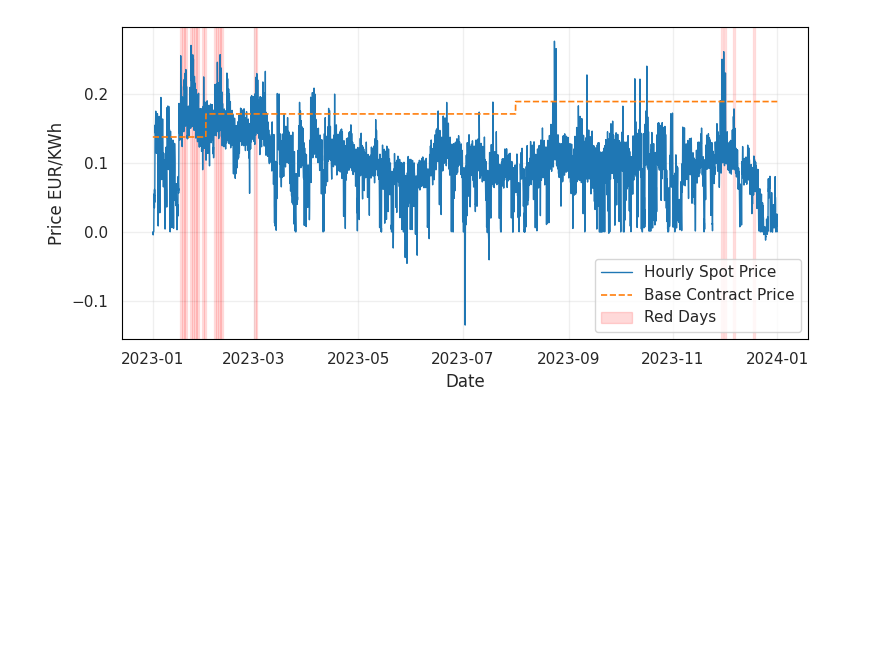
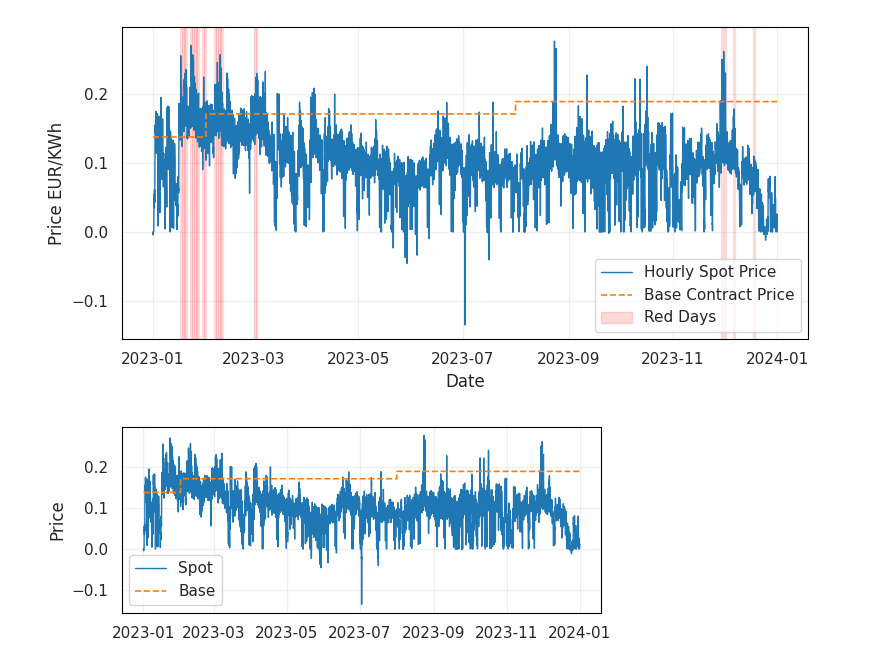
Before and after one commit to sylvaingchassang/generous_dynamic_contracting, a Jupyter notebook: gdc/tempo/notebooks/tempo_days_prices.ipynb, the cells around one changed output. Cells and saved outputs as stored; diff of their text form; code cells hidden in the pictures; blank space fills up the shorter version.

```diff
--- a/gdc/tempo/notebooks/tempo_days_prices.ipynb
+++ b/gdc/tempo/notebooks/tempo_days_prices.ipynb
@@ -105,3 +105,26 @@ ax.grid(True, alpha=0.3)
 save_fig('spot_base_tempo.pdf')
 # %% [output]
 [figure]
+# %%
+fig, ax = plt.subplots(figsize=(6,2.5))
+
+line1, = ax.plot(df_hourly_prices.index, df_hourly_prices['Price_EUR_MWh'] / 1000, label='Spot', lw=1)
+
+
+line2, = ax.plot(
+    df_variable_price.index,
+    df_variable_price,   # adjust column name as needed
+    label="Base",
+    lw=1.2
+)
+
+
+# --- Construct legend explicitly ---
+ax.legend(handles=[line1, line2])
+
+ax.set_ylabel("Price")
+#ax.set_xlabel("Date")
+ax.grid(True, alpha=0.3)
+save_fig('spot_base_tempo_simple.pdf')
+# %% [output]
+[figure, added]
```
Also changed, not shown: 1 other file.
